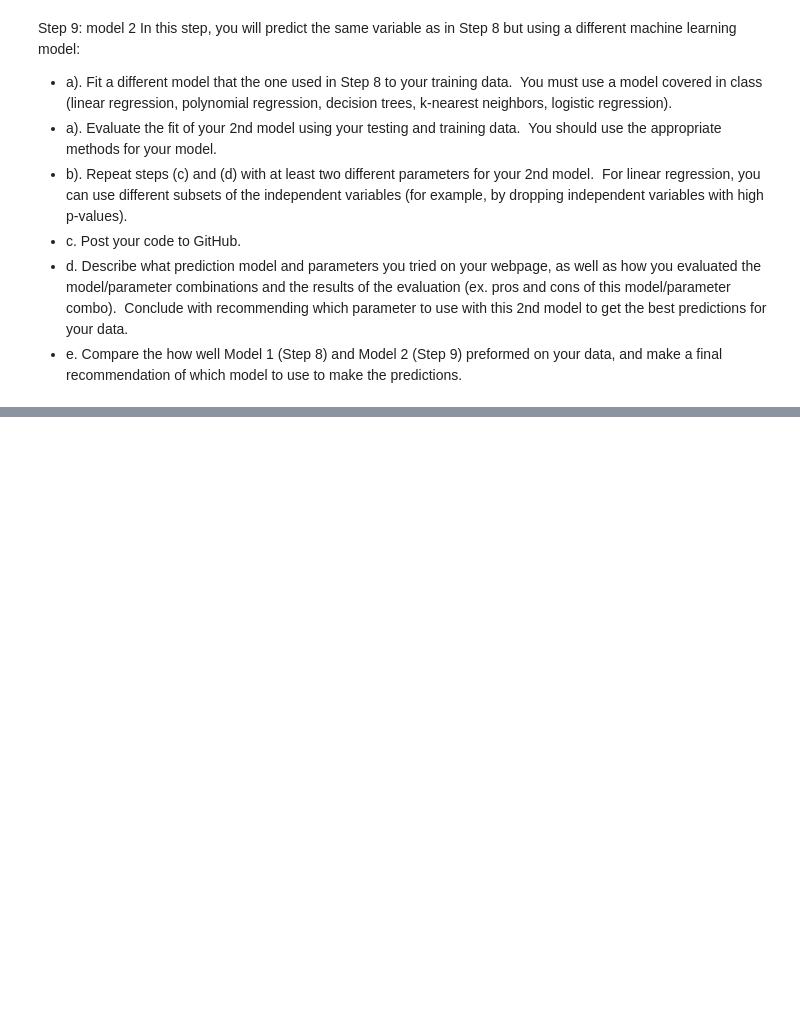
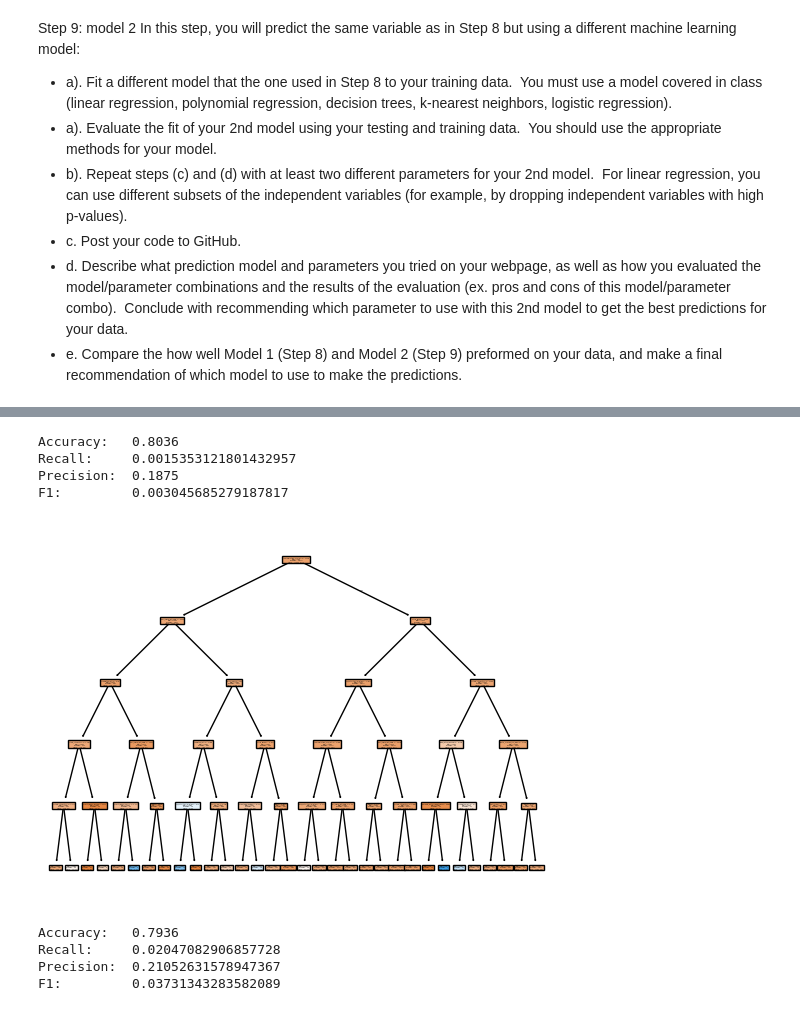
Before and after one commit to daiana-o/DS-Milestone-1-Project, a Jupyter notebook: Daiana_Project1_Milestone2_Data_Science.ipynb, the cells around one changed output, grey strips where cells are left out. Drawn from its saved outputs; the diff is of its cells as text; code cells hidden in the pictures; blank space fills up the shorter version.

```diff
--- a/Daiana_Project1_Milestone2_Data_Science.ipynb
+++ b/Daiana_Project1_Milestone2_Data_Science.ipynb
@@ -123,0 +204,37 @@ In this step, you will predict the same variable as in Step 8 but using a differ
+# %%
+model_two= DecisionTreeClassifier(max_depth=5, random_state=42)
+model_two.fit(x_train_s, y_train)
+
+ypred_two = model_two.predict(x_test_s)
+
+print("Accuracy:  ", accuracy_score(y_test, ypred_two))
+print("Recall:    ",recall_score(y_test, ypred_two))
+print("Precision: ", precision_score(y_test, ypred_two))
+print("F1:        ", f1_score(y_test, ypred_two))
+# %% [output]
+Accuracy:   0.8036
+Recall:     0.0015353121801432957
+Precision:  0.1875
+F1:         0.003045685279187817
+# %%
+plt.figure()
+
+plot_tree(model_two, feature_names=x.columns, filled=True)
+plt.show()
+# %% [output]
+[figure, added]
+# %%
+model_three= DecisionTreeClassifier(max_depth=10, random_state=42)
+model_three.fit(x_train_s, y_train)
+
+ypred_three = model_three.predict(x_test_s)
+
+print("Accuracy:  ", accuracy_score(y_test, ypred_three))
+print("Recall:    ",recall_score(y_test, ypred_three))
+print("Precision: ", precision_score(y_test, ypred_three))
+print("F1:        ", f1_score(y_test, ypred_three))
+# %% [output]
+Accuracy:   0.7936
+Recall:     0.02047082906857728
+Precision:  0.21052631578947367
+F1:         0.03731343283582089
```
Also changed, not shown: parts of 19 cells of this notebook.
